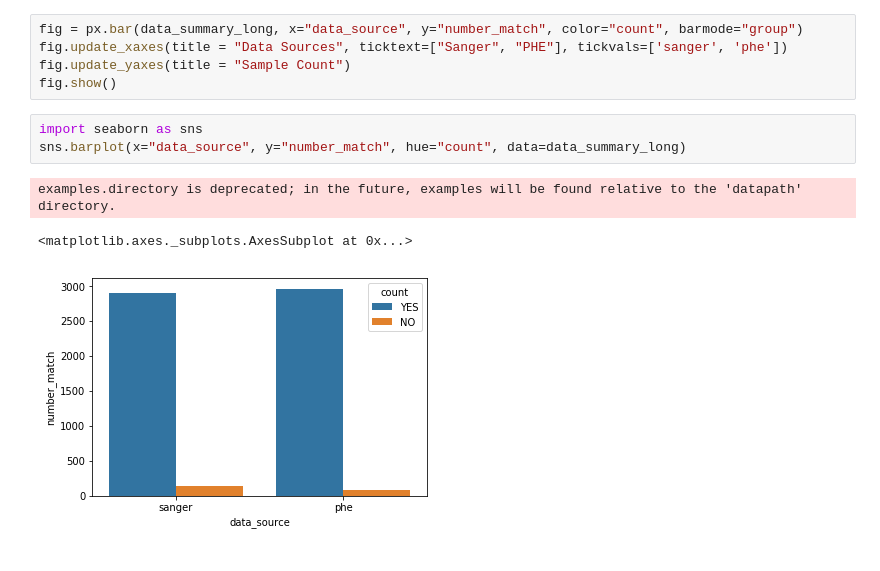
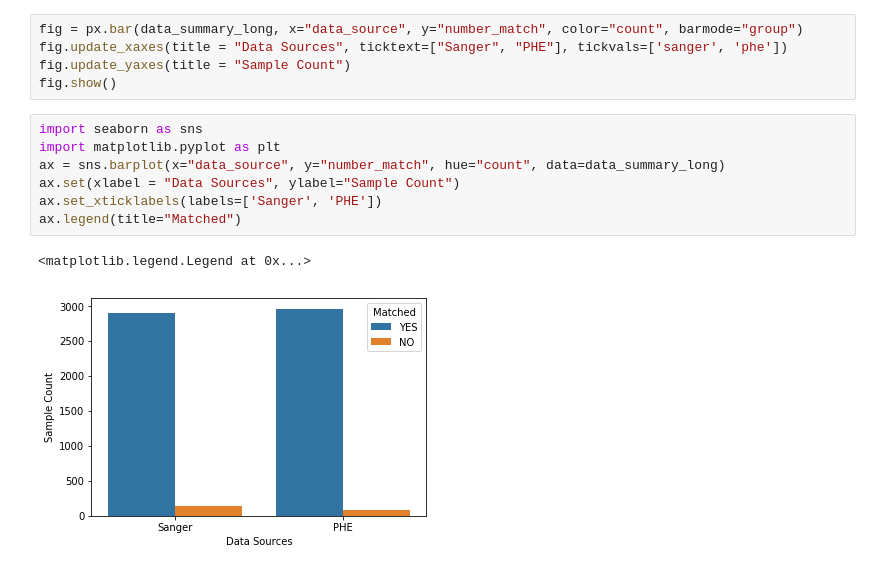
Before and after one commit to soluhealth/emmtyper, a Jupyter notebook: validation/validation.ipynb, the cells around one changed output. Saved outputs shown, nothing was run; the diff lists cells and outputs as text.

Commit message:
Fix matplotlib warning

```diff
--- a/validation/validation.ipynb
+++ b/validation/validation.ipynb
@@ -100,8 +100,11 @@ fig.update_yaxes(title = "Sample Count")
 fig.show()
 # %%
 import seaborn as sns
-sns.barplot(x="data_source", y="number_match", hue="count", data=data_summary_long)
+import matplotlib.pyplot as plt
+ax = sns.barplot(x="data_source", y="number_match", hue="count", data=data_summary_long)
+ax.set(xlabel = "Data Sources", ylabel="Sample Count")
+ax.set_xticklabels(labels=['Sanger', 'PHE'])
+ax.legend(title="Matched")
 # %% [output]
-examples.directory is deprecated; in the future, examples will be found relative to the 'datapath' directory.
+<matplotlib.legend.Legend at 0x...>
-<matplotlib.axes._subplots.AxesSubplot at 0x...>
-[figure, old version]
+[figure, new version]
```
